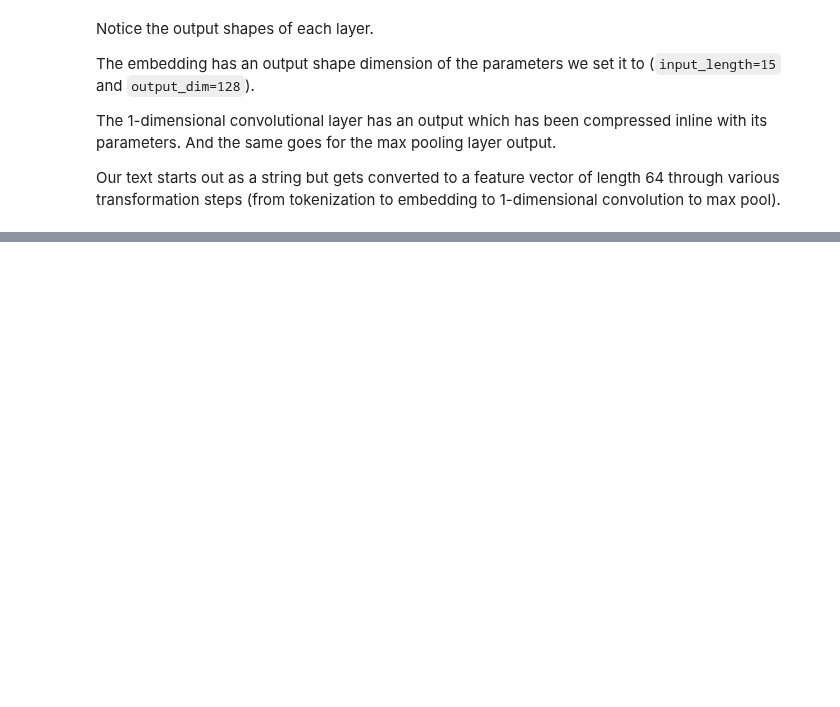
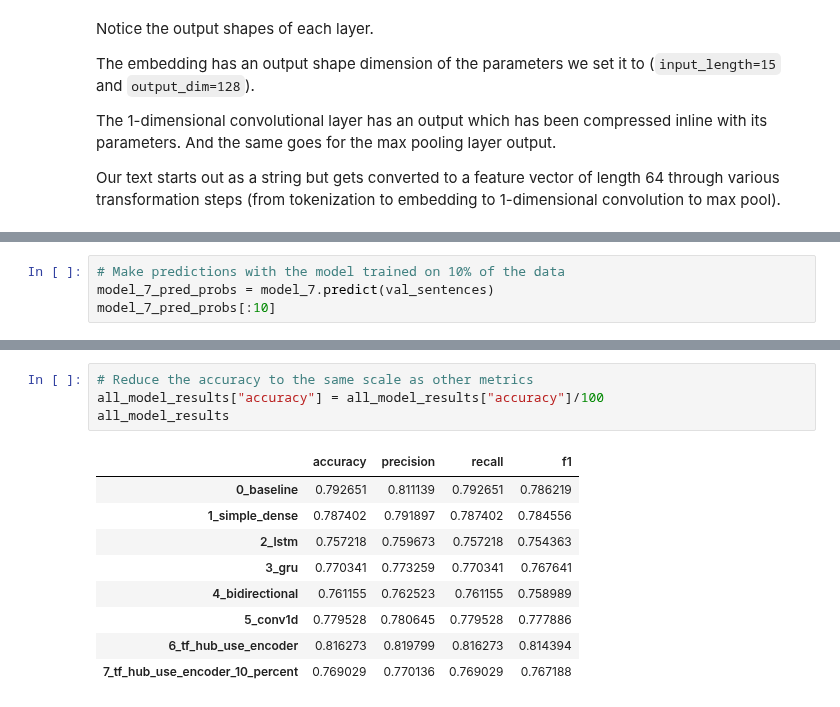
Before and after one commit to egehanasal/Deep-Learning, a Jupyter notebook: Deep Learning with Tensorflow/NLP ❤/intro_to_NLP.ipynb, the cells around one changed output, grey strips where cells are left out. Drawn from its saved outputs; the diff is of its cells as text; blank space fills up the shorter version.

```diff
--- a/Deep Learning with Tensorflow/NLP ❤/intro_to_NLP.ipynb
+++ b/Deep Learning with Tensorflow/NLP ❤/intro_to_NLP.ipynb
@@ -1166,0 +1575,4 @@ Our text starts out as a string but gets converted to a feature vector of length
+# %%
+# Make predictions with the model trained on 10% of the data
+model_7_pred_probs = model_7.predict(val_sentences)
+model_7_pred_probs[:10]
@@ -1166,0 +1623,14 @@ Our text starts out as a string but gets converted to a feature vector of length
+# %%
+# Reduce the accuracy to the same scale as other metrics
+all_model_results["accuracy"] = all_model_results["accuracy"]/100
+all_model_results
+# %% [output]
+|  | accuracy | precision | recall | f1 |
+| 0_baseline | 0.792651 | 0.811139 | 0.792651 | 0.786219 |
+| 1_simple_dense | 0.787402 | 0.791897 | 0.787402 | 0.784556 |
+| 2_lstm | 0.757218 | 0.759673 | 0.757218 | 0.754363 |
+| 3_gru | 0.770341 | 0.773259 | 0.770341 | 0.767641 |
+| 4_bidirectional | 0.761155 | 0.762523 | 0.761155 | 0.758989 |
+| 5_conv1d | 0.779528 | 0.780645 | 0.779528 | 0.777886 |
+| 6_tf_hub_use_encoder | 0.816273 | 0.819799 | 0.816273 | 0.814394 |
+| 7_tf_hub_use_encoder_10_percent | 0.769029 | 0.770136 | 0.769029 | 0.767188 |
```
Also changed, not shown: parts of 94 cells of this notebook, 3 other files.
